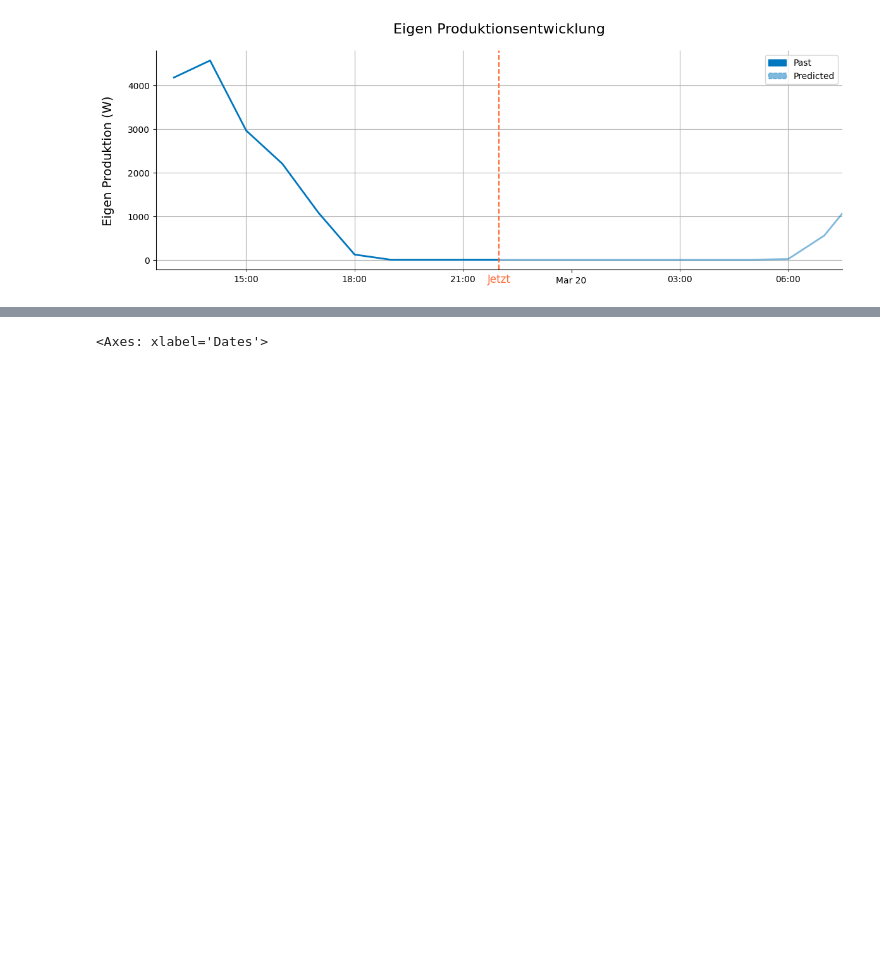
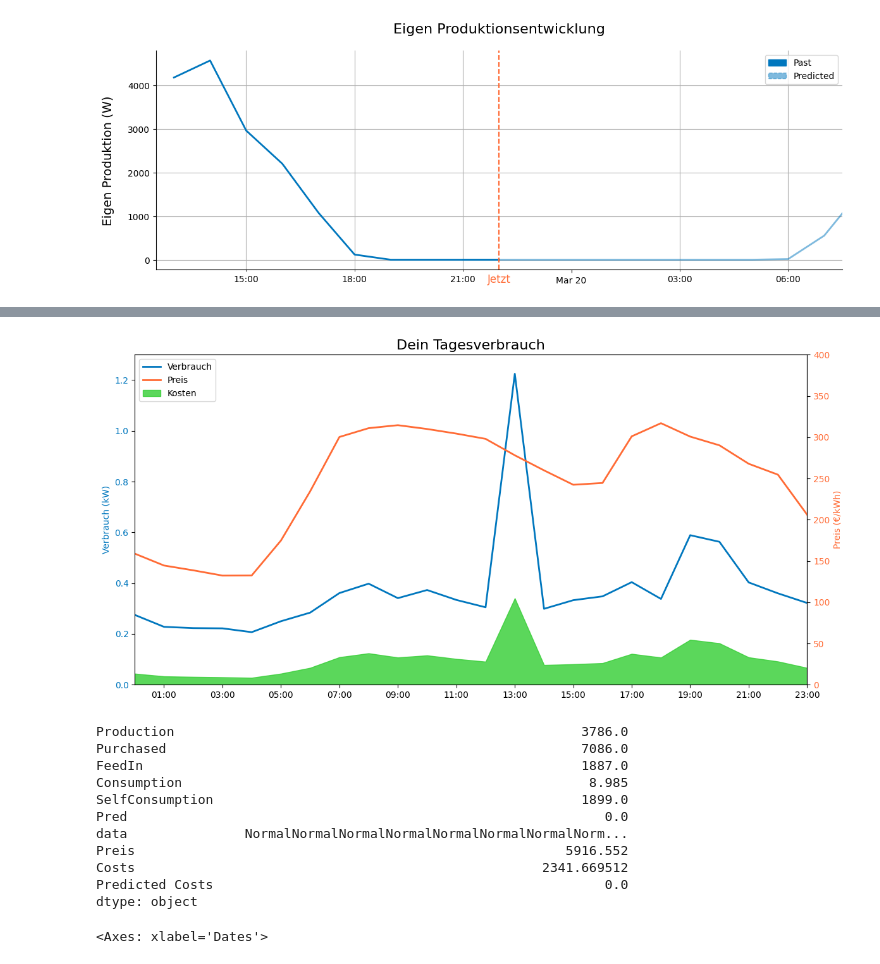
Before and after one commit to MockaWolke/SmartCity, a Jupyter notebook: plots.ipynb, the cells around one changed output, grey strips where cells are left out. Drawn from its saved outputs; the diff is of its cells as text; code cells hidden in the pictures; blank space fills up the shorter version.

Commit message:
mit tages verbrauch

```diff
--- a/plots.ipynb
+++ b/plots.ipynb
@@ -467,3 +448,71 @@ def get_costs_over_days(df):
+# %%
+mask = df.index.date == datetime.date(2022, 1, 31)
+
+wanted = df.loc[mask].copy()
+wanted.Consumption /= 1000
+
+
+last = wanted.index[-1]
+
+
+
+
+fig, ax1 = plt.subplots(figsize=(12, 6))
+
+# Plot Consumption
+ax1.plot(wanted.index, wanted['Consumption'], color=COLORS[0], label='Consumption (kWh)', lw=2)
+ax1.set_ylabel('Verbrauch (kW)', color=COLORS[0])
+ax1.tick_params(axis='y', labelcolor=COLORS[0])
+
+# Plot Avg Price on a second y-axis
+ax2 = ax1.twinx()
+ax2.plot(wanted.index, wanted['Preis'], color= COLORS[1], label='Avg Price (€/kWh)', lw=2)
+ax2.set_ylabel('Preis (€/kWh)', color= COLORS[1])
+ax2.tick_params(axis='y', labelcolor= COLORS[1])
+
+ax2.set_ylim(0,400)
+ax1.set_ylim(0,1.3)
+# Fill the area between Consumption and Avg Price to represent costs
+ax1.fill_between(wanted.index, wanted['Preis'] * wanted['Consumption'] / 1000,0, color=COLORS[2], alpha=0.8, label='Costs (area)')
+
+# Setting up the x-axis
+# Setting up the x-axis
+# ax1.set_xticks(wanted.index)
+# ax1.set_xticklabels(['Mo', 'Di', 'Mi', 'Do', 'Fr', 'Sa', 'So'])
+# # ax1.xaxis.set_major_formatter(mdates.DateFormatter('%a'))
+
+
+ax1.set_xlim(wanted.index.min(), wanted.index.max())  # Ensure it covers the entire month
+# Title
+ax1.set_title(f"Dein Tagesverbrauch", fontsize=16)
+
+from matplotlib.lines import Line2D
+legend_elements = [Line2D([0], [0], color=COLORS[0], lw=2, label='Verbrauch'),
+                   Line2D([0], [0], color=COLORS[1], lw=2, label='Preis'),
+                   Patch(facecolor='#32CD32', edgecolor='#32CD32', alpha=0.8, label='Kosten')]
+ax1.legend(handles=legend_elements, loc='upper left')
+# Setting up the x-axis with hourly ticks
+ax1.xaxis.set_major_locator(mdates.HourLocator(interval=2))
+ax1.xaxis.set_major_formatter(mdates.DateFormatter('%H:%M'))
+
+
+plt.tight_layout()
+plt.savefig("imgs/TagesEntwicklung.svg", bbox_inches = "tight")
+plt.show()
+wanted.sum()
+# %% [output]
+[figure, added]
+Production                                                    3786.0
+Purchased                                                     7086.0
+FeedIn                                                        1887.0
+Consumption                                                    8.985
+SelfConsumption                                               1899.0
+Pred                                                             0.0
+data               NormalNormalNormalNormalNormalNormalNormalNorm...
+Preis                                                       5916.552
+Costs                                                    2341.669512
+Predicted Costs                                                  0.0
+dtype: object
 # %%
 morfed = wanted["Pred"].copy()
 
```
Also changed, not shown: parts of 4 cells of this notebook, 3 other files.
